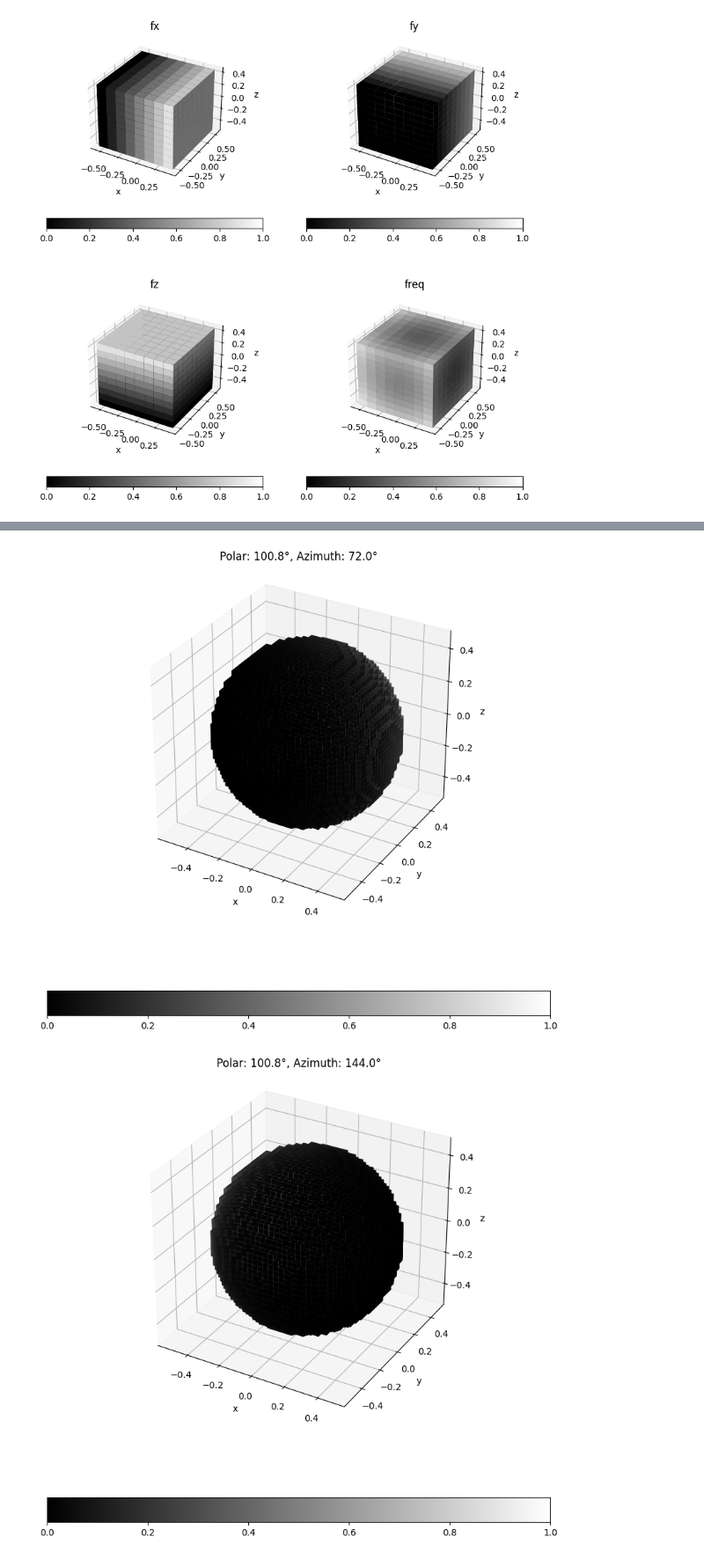
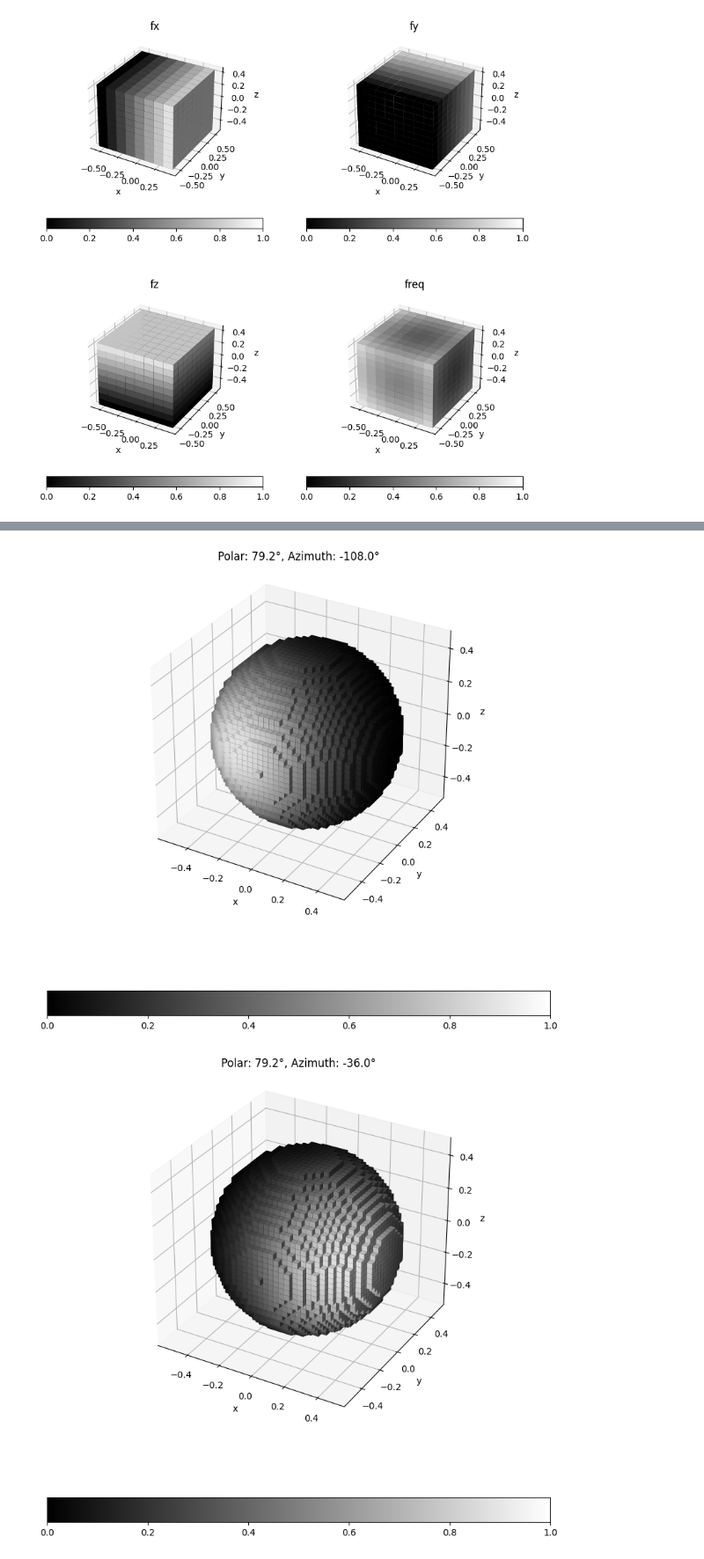
Before and after one commit to tom-a-horrocks/ppdenoise, a Jupyter notebook: test.ipynb, the cells around one changed output, grey strips where cells are left out. Shown at 88% size. Drawn from its saved outputs; the diff is of its cells as text; code cells hidden in the pictures.

Commit message:
Use +ve hemishphere orientations and check angular coverage

```diff
--- a/test.ipynb
+++ b/test.ipynb
@@ -54,17 +54,17 @@ ax.pcolor(fx_s, fy_s, fftshift(angle_filter))
 [figure]
 # %%
 from ppdenoise.ppdenoise import _spaced_frequencies
-from collections import namedtuple
-from math import acos, sqrt, atan
 import numpy as np
 import matplotlib as mpl
 from mpl_toolkits.mplot3d import Axes3D
+
 
 def to_edges(centres: list[float]) -> list[float]:
     diffs = np.diff(centres)
     inner_edges = centres[:-1] + diffs / 2
     border_pad = np.median(diffs) / 2
     return [centres[0] - border_pad, *inner_edges, centres[-1] + border_pad]
+
 
 nx, ny, nz = 8, 9, 10
 fx_c, fy_c, fz_c = np.meshgrid(
@@ -86,7 +86,8 @@ for ax, vox, title in zip(axes.flatten(),
                           ('fx', 'fy', 'fz', 'freq')):
     vox = fftshift(vox)
     m = mpl.cm.ScalarMappable(cmap=plt.cm.gray)
-    cax = ax.voxels(fx_c, fy_c, fz_c, np.ones_like(vox), facecolors=mpl.colormaps['gray']((vox - vox.min()) / (vox.max() - vox.min())), alpha=1.0)
+    cax = ax.voxels(fx_c, fy_c, fz_c, np.ones_like(vox),
+                    facecolors=mpl.colormaps['gray']((vox - vox.min()) / (vox.max() - vox.min())), alpha=1.0)
     ax.set_title(title)
     ax.set_xlabel('x')
     ax.set_ylabel('y')
@@ -106,17 +107,16 @@ import matplotlib as mpl
 nx, ny, nz = 32, 32, 32
 
 Ori3D = namedtuple('Ori3D', ['polar', 'azimuth'])
-orientations = [Ori3D(polar=pi - atan(3 - sqrt(5)), azimuth=-(2 * pi) / 5),
-                Ori3D(polar=pi - atan(3 - sqrt(5)), azimuth=0),
-                Ori3D(polar=pi - atan(3 - sqrt(5)), azimuth=(2 * pi) / 5),
-                Ori3D(polar=pi - atan(3 - sqrt(5)), azimuth=(4 * pi) / 5),
-                Ori3D(polar=pi - atan(3 - sqrt(5)), azimuth=-(4 * pi) / 5),
-                Ori3D(polar=pi - atan(3 + sqrt(5)), azimuth=-(2 * pi) / 5),
-                Ori3D(polar=pi - atan(3 + sqrt(5)), azimuth=0),
-                Ori3D(polar=pi - atan(3 + sqrt(5)), azimuth=(2 * pi) / 5),
-                Ori3D(polar=pi - atan(3 + sqrt(5)), azimuth=(4 * pi) / 5),
-                Ori3D(polar=pi - atan(3 + sqrt(5)), azimuth=-(4 * pi) / 5)]
-
+orientations = [Ori3D(polar=atan(3 - sqrt(5)), azimuth=3 * pi / 5),
+                Ori3D(polar=atan(3 - sqrt(5)), azimuth=pi),
+                Ori3D(polar=atan(3 - sqrt(5)), azimuth=-3 * pi / 5),
+                Ori3D(polar=atan(3 - sqrt(5)), azimuth=-pi / 5),
+                Ori3D(polar=atan(3 - sqrt(5)), azimuth=pi / 5),
+                Ori3D(polar=atan(3 + sqrt(5)), azimuth=3 * pi / 5),
+                Ori3D(polar=atan(3 + sqrt(5)), azimuth=pi),
+                Ori3D(polar=atan(3 + sqrt(5)), azimuth=-3 * pi / 5),
+                Ori3D(polar=atan(3 + sqrt(5)), azimuth=-pi / 5),
+                Ori3D(polar=atan(3 + sqrt(5)), azimuth=pi / 5)]
 
 freq, fx, fy, fz = _filter_grids_3d(nx, ny, nx)
 sin_polar, cos_polar, sin_azimuth, cos_azimuth = _grid_angles_3d(freq, fx, fy, fz)
@@ -136,10 +136,12 @@ for ori in orientations:
     fig, ax = plt.subplots(subplot_kw={"projection": "3d"})
     fig.set_size_inches(10, 10)
 
-    angle_filter = _gaussian_angular_filter_3d(ori.polar, ori.azimuth, theta_sigma, sin_polar, cos_polar, sin_azimuth, cos_azimuth)
+    angle_filter = _gaussian_angular_filter_3d(ori.polar, ori.azimuth, theta_sigma, sin_polar, cos_polar, sin_azimuth,
+                                               cos_azimuth)
     vox = fftshift(angle_filter)
     m = mpl.cm.ScalarMappable(cmap=plt.cm.gray)
-    cax = ax.voxels(fx_c, fy_c, fz_c, fftshift(freq) <= 0.5, facecolors=mpl.colormaps['gray']((vox - vox.min()) / (vox.max() - vox.min())))
+    cax = ax.voxels(fx_c, fy_c, fz_c, fftshift(freq) <= 0.5,
+                    facecolors=mpl.colormaps['gray']((vox - vox.min()) / (vox.max() - vox.min())))
     ax.set_title(f'Polar: {ori.polar * 180 / pi:.1f}°, Azimuth: {ori.azimuth * 180 / pi:.1f}°')
     ax.set_xlabel('x')
     ax.set_ylabel('y')
@@ -158,2 +160,2 @@ for ori in orientations:
-[figure, old version]
+[figure, new version]
-[figure, old version]
+[figure, new version]
```
Also changed, not shown: parts of 5 cells of this notebook, 1 other file.
